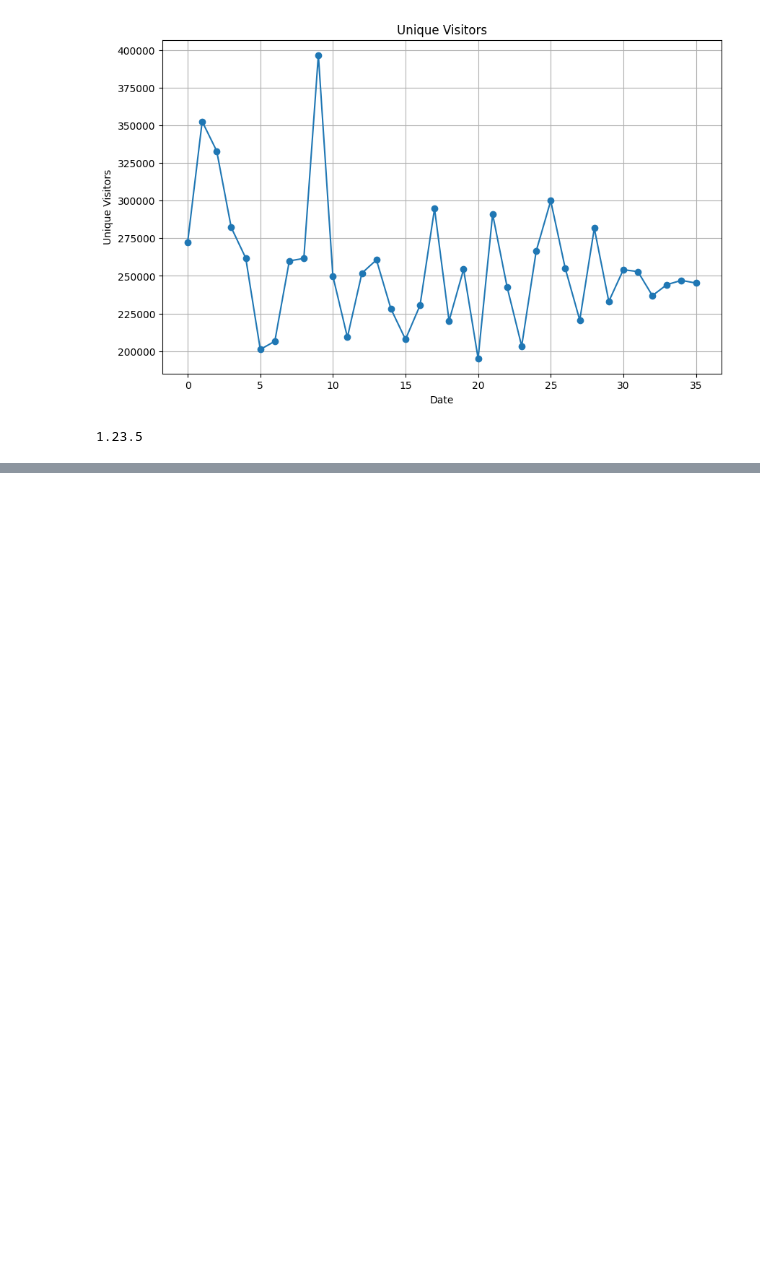
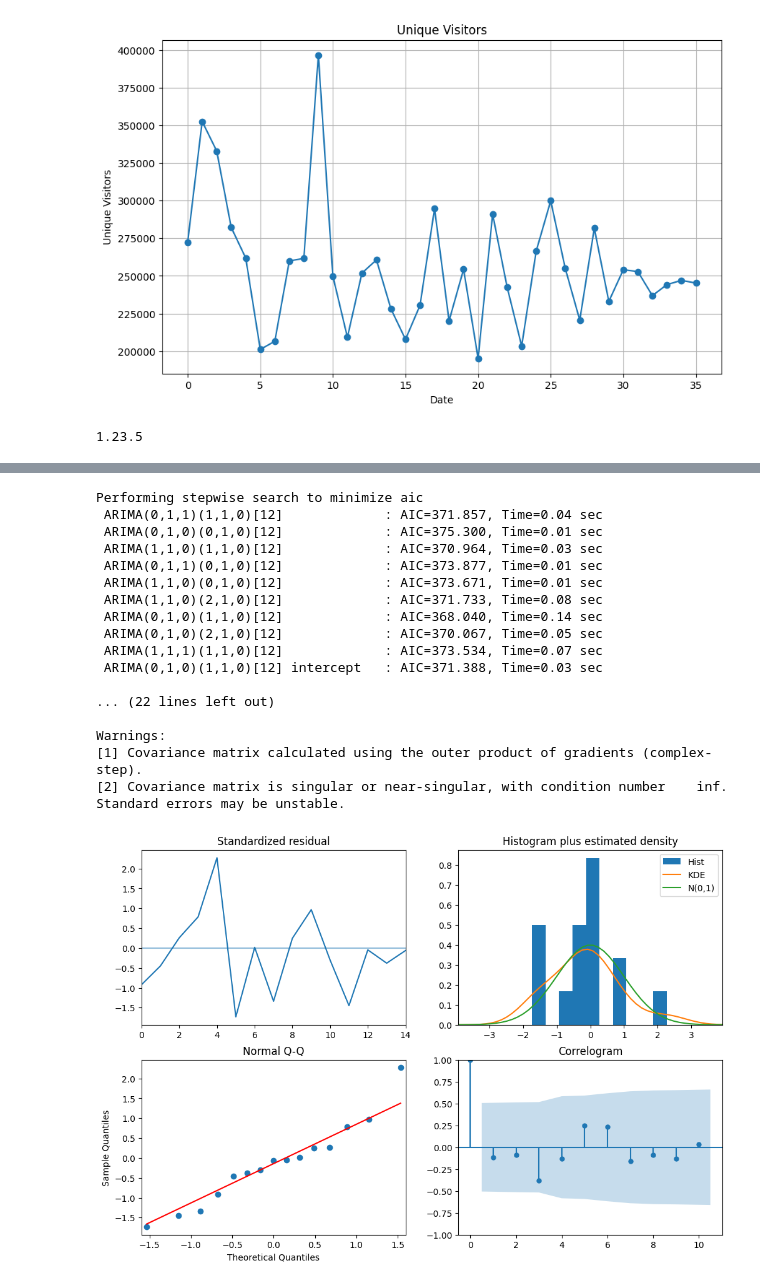
Before and after one commit to josean9/IA-Casos, a Jupyter notebook: notebooks/notebook1_eda.ipynb, the cells around one changed output, grey strips where cells are left out. Saved outputs shown, nothing was run; the diff lists cells and outputs as text; code cells hidden in the pictures; blank space fills up the shorter version.

```diff
--- a/notebooks/notebook1_eda.ipynb
+++ b/notebooks/notebook1_eda.ipynb
@@ -239,0 +130,70 @@ ValueError: Input contains NaN.
+# %%
+from pmdarima import auto_arima
+from sklearn.preprocessing import StandardScaler
+import pandas as pd
+import matplotlib.pyplot as plt
+
+# 1. Preprocesamiento sin transformación logarítmica
+y = df["Unique_visitors"]  # Usamos los valores originales
+X = df[['SocialNetworks', 'PaidSearch']]  # Variables exógenas clave
+
+# 2. División train-test (80%-20%)
+train_size = int(len(df) * 0.8)
+y_train, y_test = y.iloc[:train_size], y.iloc[train_size:]
+X_train, X_test = X.iloc[:train_size], X.iloc[train_size:]
+
+# 3. Escalado (solo con train)
+scaler = StandardScaler()
+X_train_scaled = pd.DataFrame(scaler.fit_transform(X_train),
+                   columns=X_train.columns,
+                   index=X_train.index)
+X_test_scaled = pd.DataFrame(scaler.transform(X_test),
+                  columns=X_test.columns,
+                  index=X_test.index)
+
+# 4. Búsqueda del modelo (sin log)
+model = auto_arima(
+    y_train,  # Usamos y_train original
+    exogenous=X_train_scaled,
+    seasonal=True,
+    m=12,
+    d=1,
+    D=1,
+    start_p=0, max_p=1,
+    start_q=0, max_q=1,
+    start_Q=0, max_Q=0,
+    stepwise=True,
+    trace=True,
+    suppress_warnings=True,
+    error_action='ignore'
+)
+
+# 5. Predicción (directamente en escala original)
+preds = model.predict(n_periods=12, exogenous=X_test_scaled)
+
+# 6. Resultados
+print(model.summary())
+
+
+# Diagnóstico
+model.plot_diagnostics(figsize=(12,8))
+plt.show()
+# %% [output]
+Performing stepwise search to minimize aic
+ ARIMA(0,1,1)(1,1,0)[12]             : AIC=371.857, Time=0.04 sec
+ ARIMA(0,1,0)(0,1,0)[12]             : AIC=375.300, Time=0.01 sec
+ ARIMA(1,1,0)(1,1,0)[12]             : AIC=370.964, Time=0.03 sec
+ ARIMA(0,1,1)(0,1,0)[12]             : AIC=373.877, Time=0.01 sec
+ ARIMA(1,1,0)(0,1,0)[12]             : AIC=373.671, Time=0.01 sec
+ ARIMA(1,1,0)(2,1,0)[12]             : AIC=371.733, Time=0.08 sec
+ ARIMA(0,1,0)(1,1,0)[12]             : AIC=368.040, Time=0.14 sec
+ ARIMA(0,1,0)(2,1,0)[12]             : AIC=370.067, Time=0.05 sec
+ ARIMA(1,1,1)(1,1,0)[12]             : AIC=373.534, Time=0.07 sec
+ ARIMA(0,1,0)(1,1,0)[12] intercept   : AIC=371.388, Time=0.03 sec
+
+... (22 lines left out)
+
+Warnings:
+[1] Covariance matrix calculated using the outer product of gradients (complex-step).
+[2] Covariance matrix is singular or near-singular, with condition number    inf. Standard errors may be unstable.
+[figure, added]
```
Also changed, not shown: parts of 6 cells of this notebook, 2 other files.
